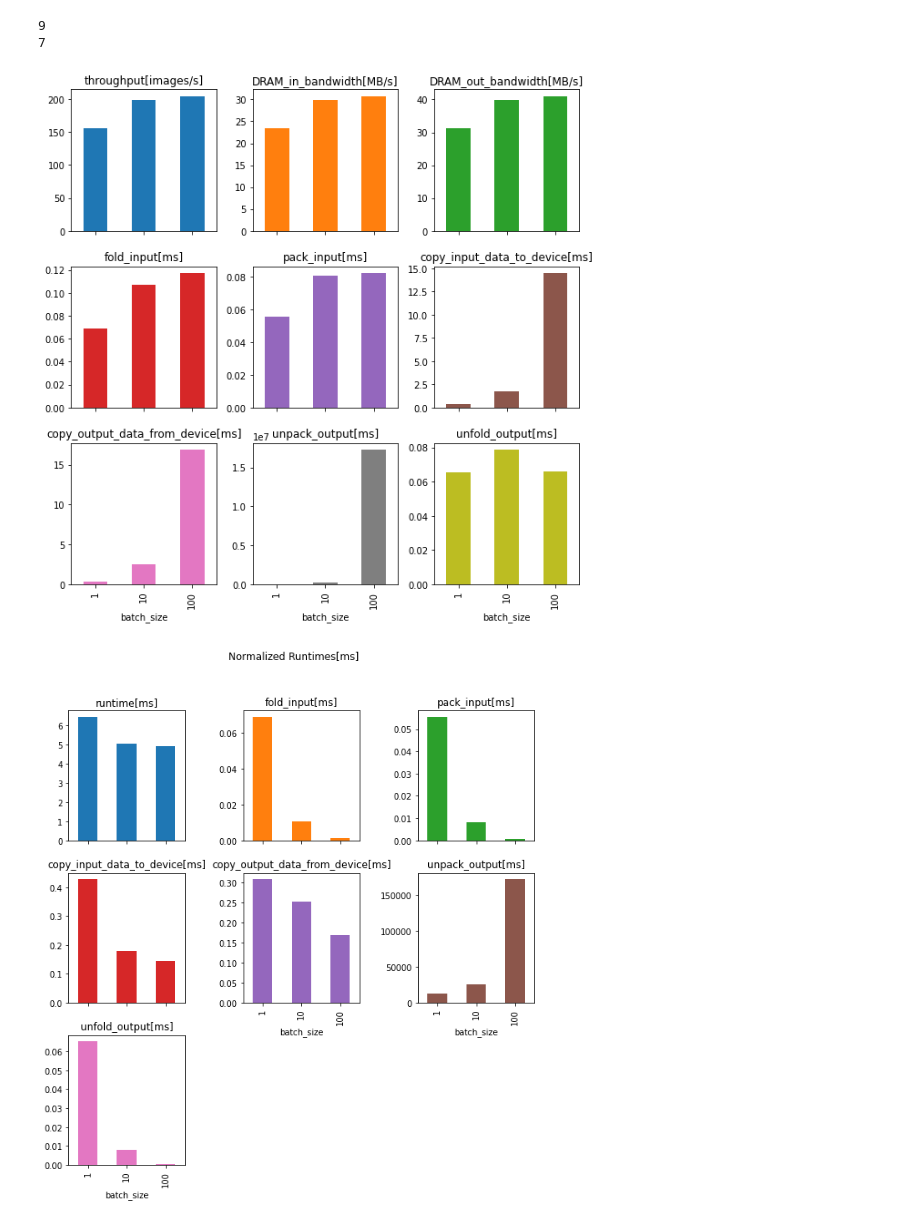
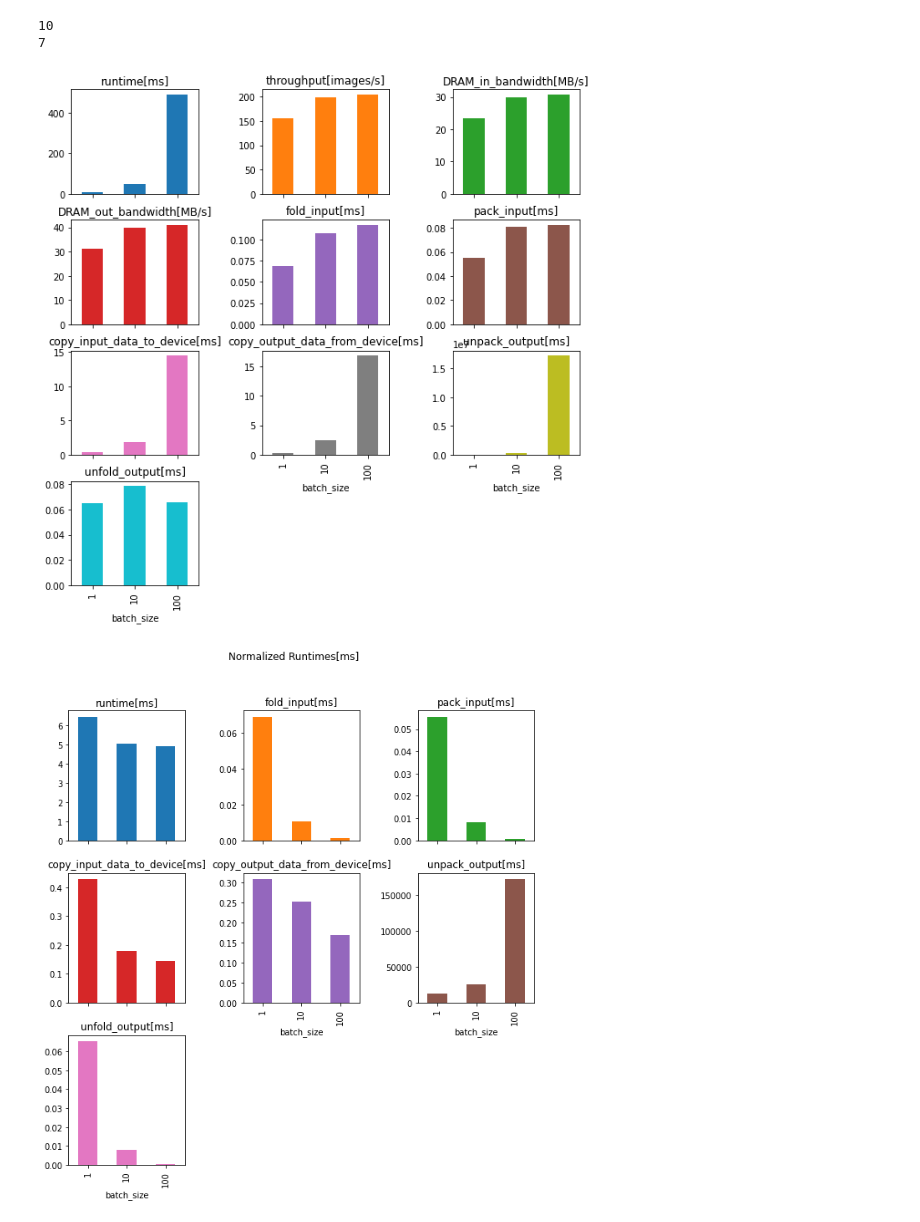
Before and after one commit to patrickgeel/MSC_Git_files, a Jupyter notebook: mobilenet_v1/build-KV260_SOM/partition_0/deploy/driver/results/parse.ipynb, the cells around one changed output. Drawn from its saved outputs; the diff is of its cells as text; code cells hidden in the pictures.

```diff
--- a/mobilenet_v1/build-KV260_SOM/partition_0/deploy/driver/results/parse.ipynb
+++ b/mobilenet_v1/build-KV260_SOM/partition_0/deploy/driver/results/parse.ipynb
@@ -21,36 +21,36 @@ for f in metrics:
 # %%
 import matplotlib.pyplot as plt
 import json
 dict_file = os.listdir("json_results")
 df_list = []
 for d in dict_file:
     data = json.load(open(os.path.join("json_results",d)))
     df_list.append(data)
 
 df = pd.DataFrame(df_list)
 df.index = df["batch_size"]
 df_norm = pd.DataFrame()
 for c,v in df.iteritems():
     if "[ms]" in c:
         df_norm[c] = df[c]/df.index
         # print(df[c+"_normalized"])
-df= df.drop(["runtime[ms]","batch_size", "fclk[mhz]"], axis=1)
+df= df.drop(["batch_size", "fclk[mhz]"], axis=1)
 df.to_excel(os.path.join("excel","runtime_metrics_partition_0.xlsx"), index=True)
 print(len(df.columns))
-df.plot(kind = 'bar',subplots=True,layout=(3,3),
+df.plot(kind = 'bar',subplots=True,layout=(4,3),
         figsize=(10,10),sharex=True,legend=False)
-plt.subplots_adjust(wspace=0.25,hspace=0.25)
+plt.subplots_adjust(wspace=0.5,hspace=0.25)
 plt.savefig(os.path.join("figures","run-metrics-partion-0.png"), dpi=300,facecolor = 'w')
 
 
 print(len(df_norm.columns))
 df_norm.plot(kind = 'bar',subplots=True,layout=(3,3),
         figsize=(10,10),sharex=True,legend=False)
 plt.suptitle("Normalized Runtimes[ms]")
 plt.subplots_adjust(wspace=0.5,hspace=0.25)
 plt.savefig(os.path.join("figures","run-metrics-partion-0-normalized.png"), dpi=300,facecolor = 'w')
 # %% [output]
-9
+10
 7
-[figure, old version]
+[figure, new version]
 [figure]
```
Also changed, not shown: 2 other files.
